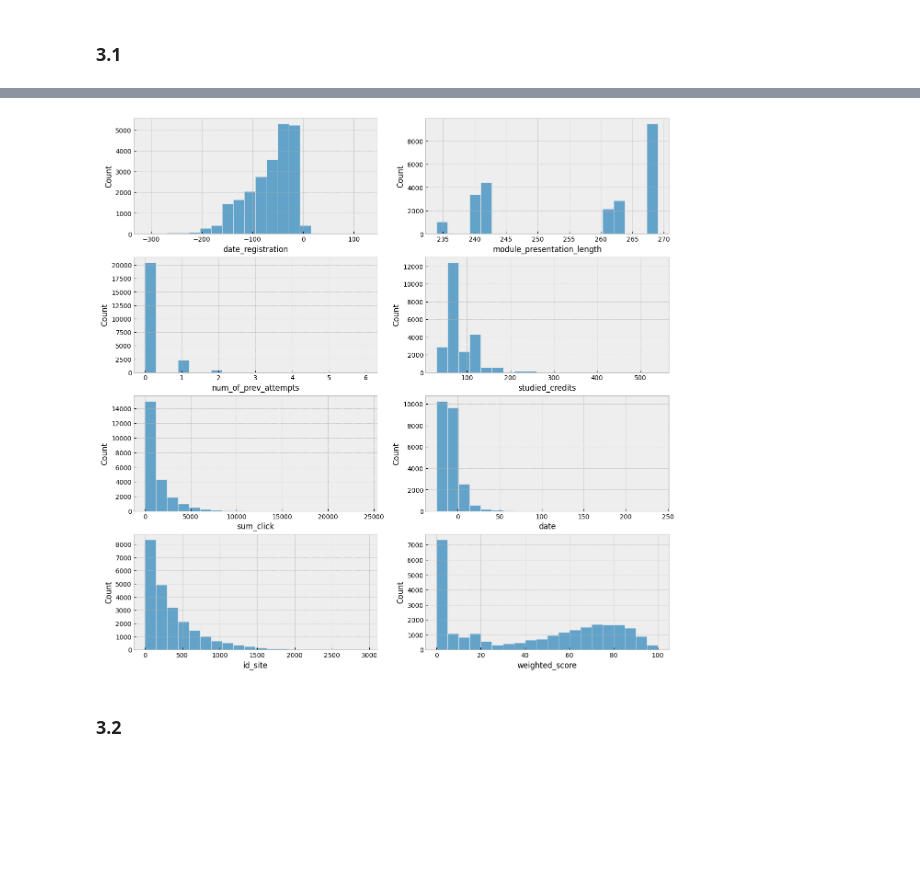
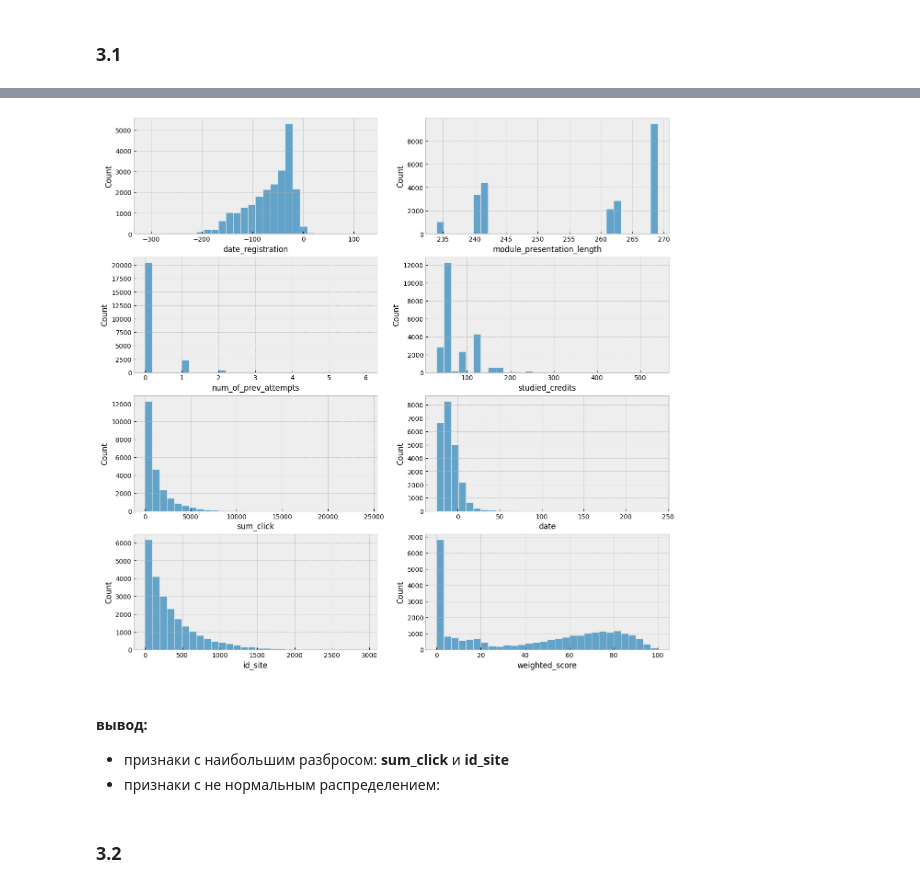
Before and after one commit to AntonGitOrlov/Data_Science, a Jupyter notebook: "Библиотеки_Python_для_работы_с_данными_самостоятельная_работа"_ОрловАВ.ipynb, the cells around one changed output, grey strips where cells are left out. Saved outputs shown, nothing was run; the diff lists cells and outputs as text; code cells hidden in the pictures; blank space fills up the shorter version.

```diff
--- a/"Библиотеки_Python_для_работы_с_данными_самостоятельная_работа"_ОрловАВ.ipynb
+++ b/"Библиотеки_Python_для_работы_с_данными_самостоятельная_работа"_ОрловАВ.ipynb
@@ -644,17 +738,21 @@ Train[num_columns].describe()
 # %%
 width = 2
 height = int(np.ceil(len(num_columns)/width))
 fig, ax = plt.subplots(nrows=height, ncols=width, figsize=(15,15)) # создаем "полотно", на котором будем "рисовать" графики
 #     ↑  более точная структура (почти синоним subplot). Говорим что у нас будет height строк и width столбцов
 
 for idx, column_name in enumerate(num_columns): # перебираем все числовые данные
     plt.subplot(height,width, idx+1) #берем конкретную ячейку из заранее подготовленную заготовки
     # рисуем с помощью библиотеки seaborn
     sns.histplot(data=Train, # какой датафрейм используем
             x=column_name, # какую переменную отрисовываем
-            bins = 20);  # на сколько ячеек разбиваем
+            bins = 30);  # на сколько ячеек разбиваем
 # %% [output]
-[figure, old version]
+[figure, new version]
+# %% [markdown]
+#### вывод:
+ - признаки с наибольшим разбросом: **sum_click** и **id_site**
+ - признаки с не нормальным распределением:
 # %% [markdown]
 ### 3.2
 # %%
```
Also changed, not shown: parts of 23 cells of this notebook.
